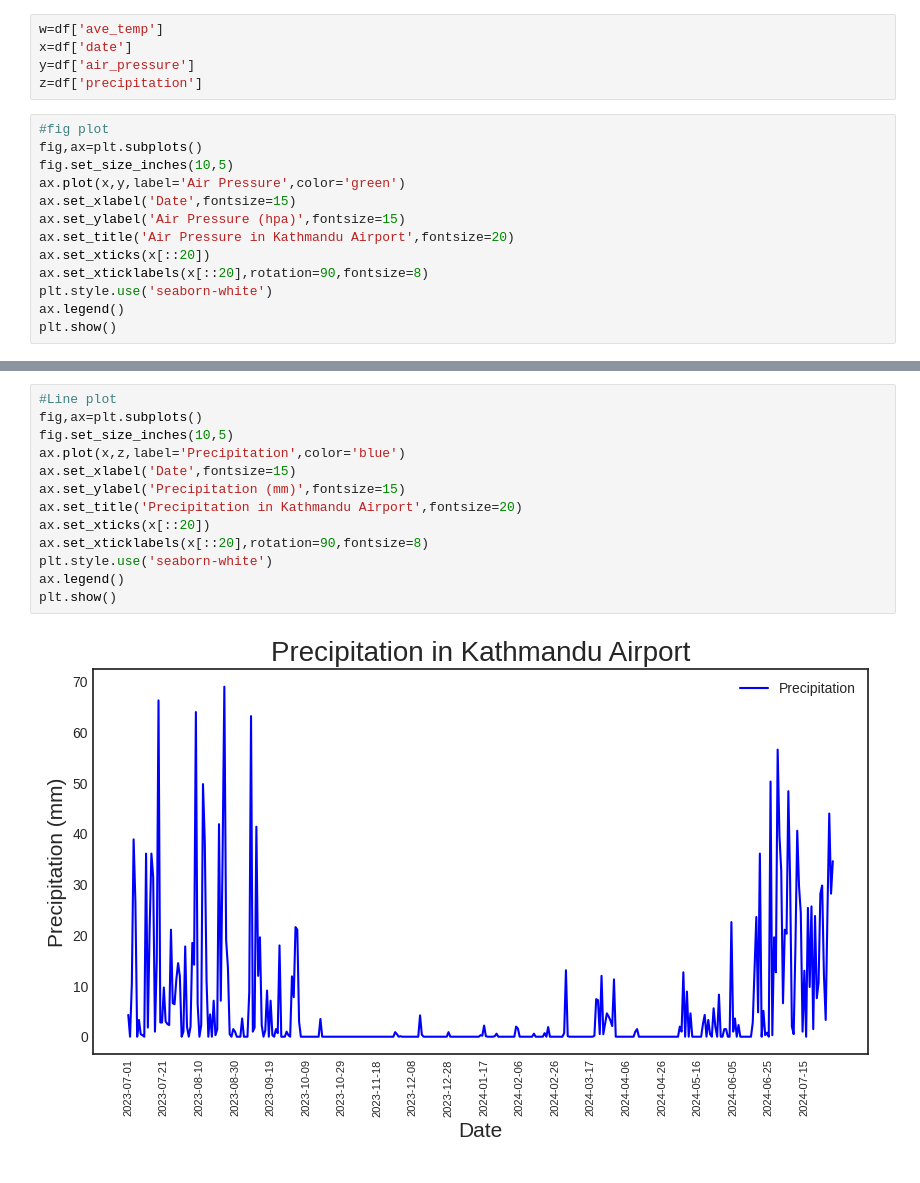
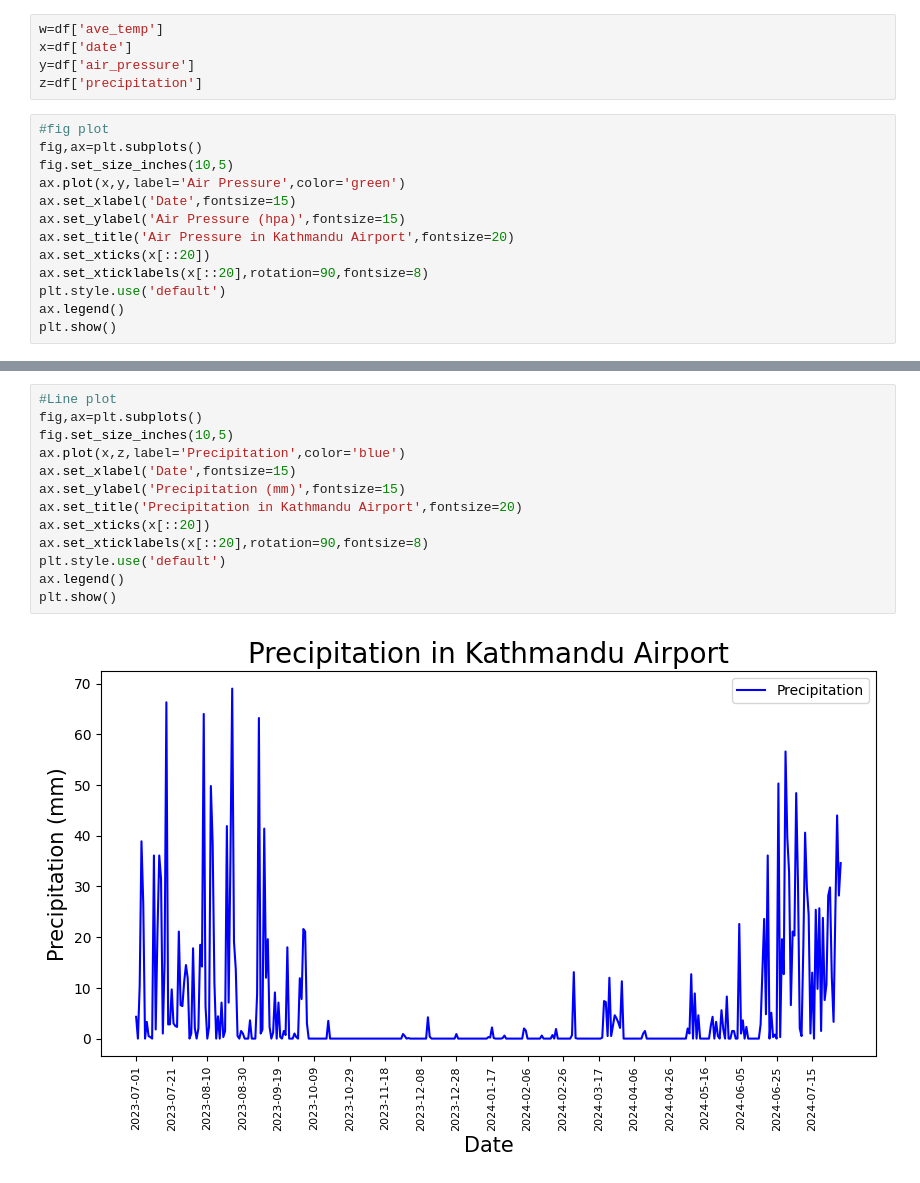
Before and after one commit to jsdhami/Lightning-Research-Data, a Jupyter notebook: Lightning_(Precipitation_and_air_pressure).ipynb, the cells around one changed output, grey strips where cells are left out. Drawn from its saved outputs; the diff is of its cells as text.

```diff
--- a/Lightning_(Precipitation_and_air_pressure).ipynb
+++ b/Lightning_(Precipitation_and_air_pressure).ipynb
@@ -55,7 +55,7 @@ ax.set_ylabel('Air Pressure (hpa)',fontsize=15)
 ax.set_title('Air Pressure in Kathmandu Airport',fontsize=20)
 ax.set_xticks(x[::20])
 ax.set_xticklabels(x[::20],rotation=90,fontsize=8)
-plt.style.use('seaborn-white')
+plt.style.use('default')
 ax.legend()
 plt.show()
 # %% [output]
@@ -63,18 +63,18 @@ plt.show()
 # %%
 #Line plot
 fig,ax=plt.subplots()
 fig.set_size_inches(10,5)
 ax.plot(x,z,label='Precipitation',color='blue')
 ax.set_xlabel('Date',fontsize=15)
 ax.set_ylabel('Precipitation (mm)',fontsize=15)
 ax.set_title('Precipitation in Kathmandu Airport',fontsize=20)
 ax.set_xticks(x[::20])
 ax.set_xticklabels(x[::20],rotation=90,fontsize=8)
-plt.style.use('seaborn-white')
+plt.style.use('default')
 ax.legend()
 plt.show()
 # %% [output]
-[figure, old version]
+[figure, new version]
 # %%
 #precipitation vs air pressure
 fig,ax=plt.subplots()
```
Also changed, not shown: parts of 4 cells of this notebook.
